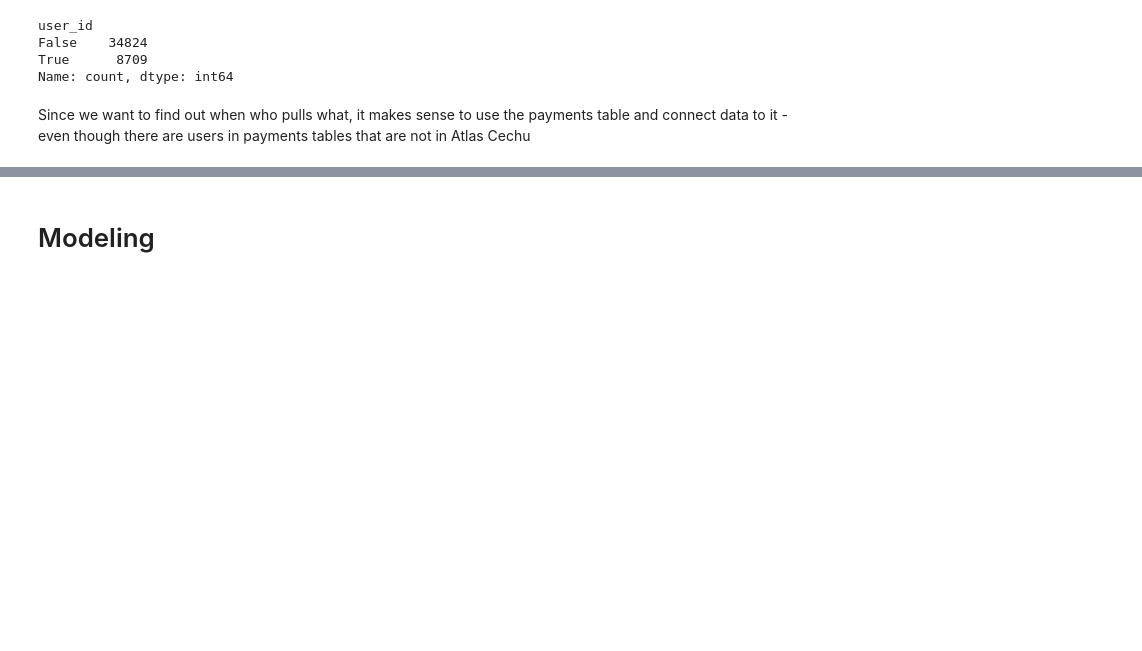
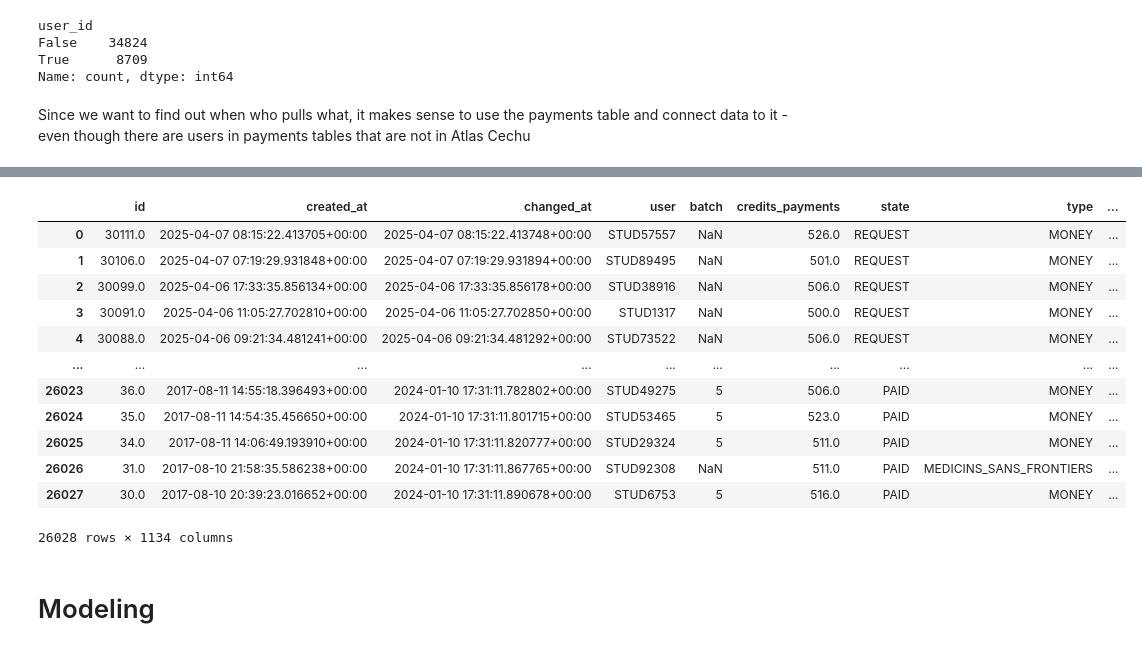
Before and after one commit to vuva00/DP-DataEight, a Jupyter notebook: sandbox/data-prep&modeling.ipynb, the cells around one changed output, grey strips where cells are left out. Drawn from its saved outputs; the diff is of its cells as text; code cells hidden in the pictures; blank space fills up the shorter version.

```diff
--- a/sandbox/data-prep&modeling.ipynb
+++ b/sandbox/data-prep&modeling.ipynb
@@ -89,3 +137,19 @@ df_merge_full = pd.merge(df_merge_credits, df_atlas, how='left', left_on='user',
+# %%
+df_merge_full.rename(columns={'credits_x':'credits_payments', 'credits_y':'credits_credits'})
+# %% [output]
+|  | id | created_at | changed_at | user | batch | credits_payments | state | type | ... |
+| 0 | 30111.0 | 2025-04-07 08:15:22.413705+00:00 | 2025-04-07 08:15:22.413748+00:00 | STUD57557 | NaN | 526.0 | REQUEST | MONEY | ... |
+| 1 | 30106.0 | 2025-04-07 07:19:29.931848+00:00 | 2025-04-07 07:19:29.931894+00:00 | STUD89495 | NaN | 501.0 | REQUEST | MONEY | ... |
+| 2 | 30099.0 | 2025-04-06 17:33:35.856134+00:00 | 2025-04-06 17:33:35.856178+00:00 | STUD38916 | NaN | 506.0 | REQUEST | MONEY | ... |
+| 3 | 30091.0 | 2025-04-06 11:05:27.702810+00:00 | 2025-04-06 11:05:27.702850+00:00 | STUD1317 | NaN | 500.0 | REQUEST | MONEY | ... |
+| 4 | 30088.0 | 2025-04-06 09:21:34.481241+00:00 | 2025-04-06 09:21:34.481292+00:00 | STUD73522 | NaN | 506.0 | REQUEST | MONEY | ... |
+| ... | ... | ... | ... | ... | ... | ... | ... | ... | ... |
+| 26023 | 36.0 | 2017-08-11 14:55:18.396493+00:00 | 2024-01-10 17:31:11.782802+00:00 | STUD49275 | 5 | 506.0 | PAID | MONEY | ... |
+| 26024 | 35.0 | 2017-08-11 14:54:35.456650+00:00 | 2024-01-10 17:31:11.801715+00:00 | STUD53465 | 5 | 523.0 | PAID | MONEY | ... |
+| 26025 | 34.0 | 2017-08-11 14:06:49.193910+00:00 | 2024-01-10 17:31:11.820777+00:00 | STUD29324 | 5 | 511.0 | PAID | MONEY | ... |
+| 26026 | 31.0 | 2017-08-10 21:58:35.586238+00:00 | 2024-01-10 17:31:11.867765+00:00 | STUD92308 | NaN | 511.0 | PAID | MEDICINS_SANS_FRONTIERS | ... |
+| 26027 | 30.0 | 2017-08-10 20:39:23.016652+00:00 | 2024-01-10 17:31:11.890678+00:00 | STUD6753 | 5 | 516.0 | PAID | MONEY | ... |
+26028 rows × 1134 columns
 # %%
 df_merge_full.to_csv('../data_output/df_merge_full.csv')
 # %% [markdown]
```
Also changed, not shown: parts of 18 cells of this notebook, 2 other files.
